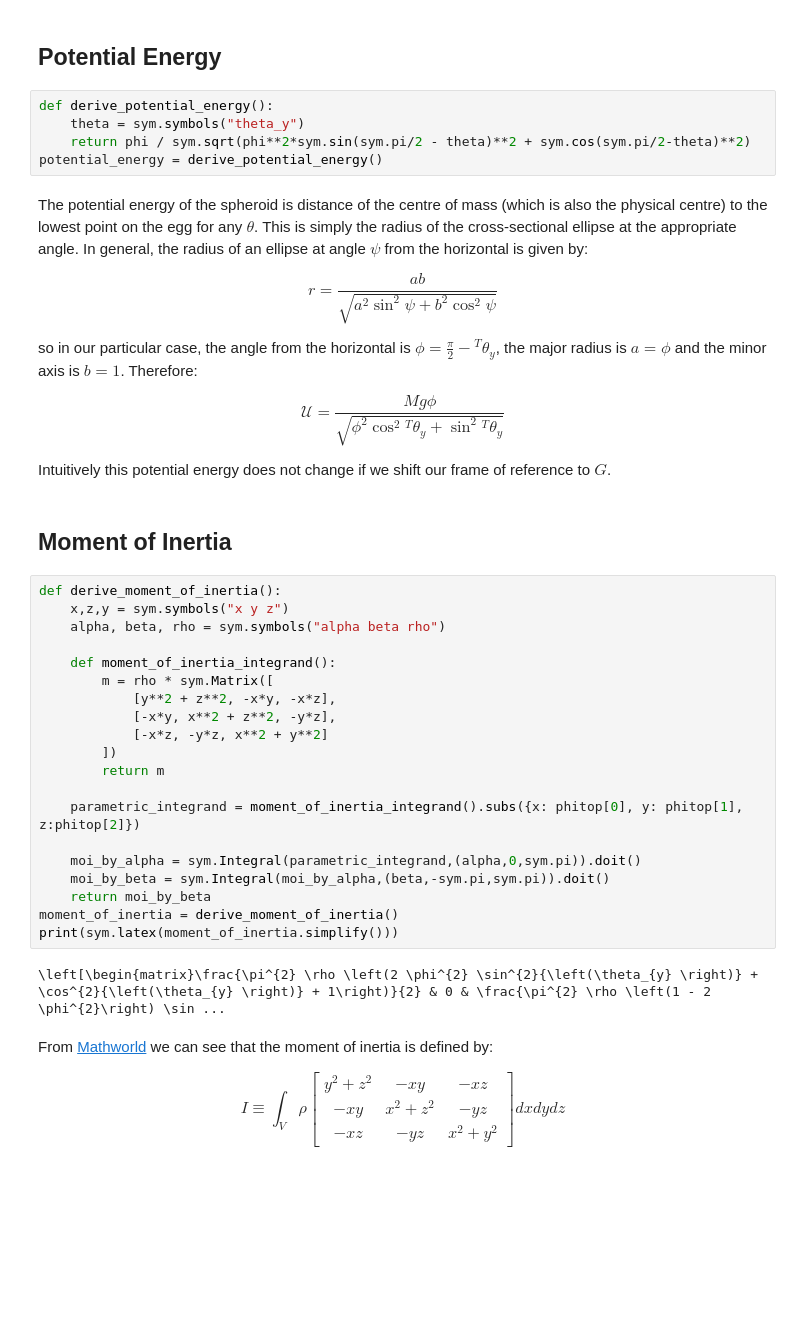
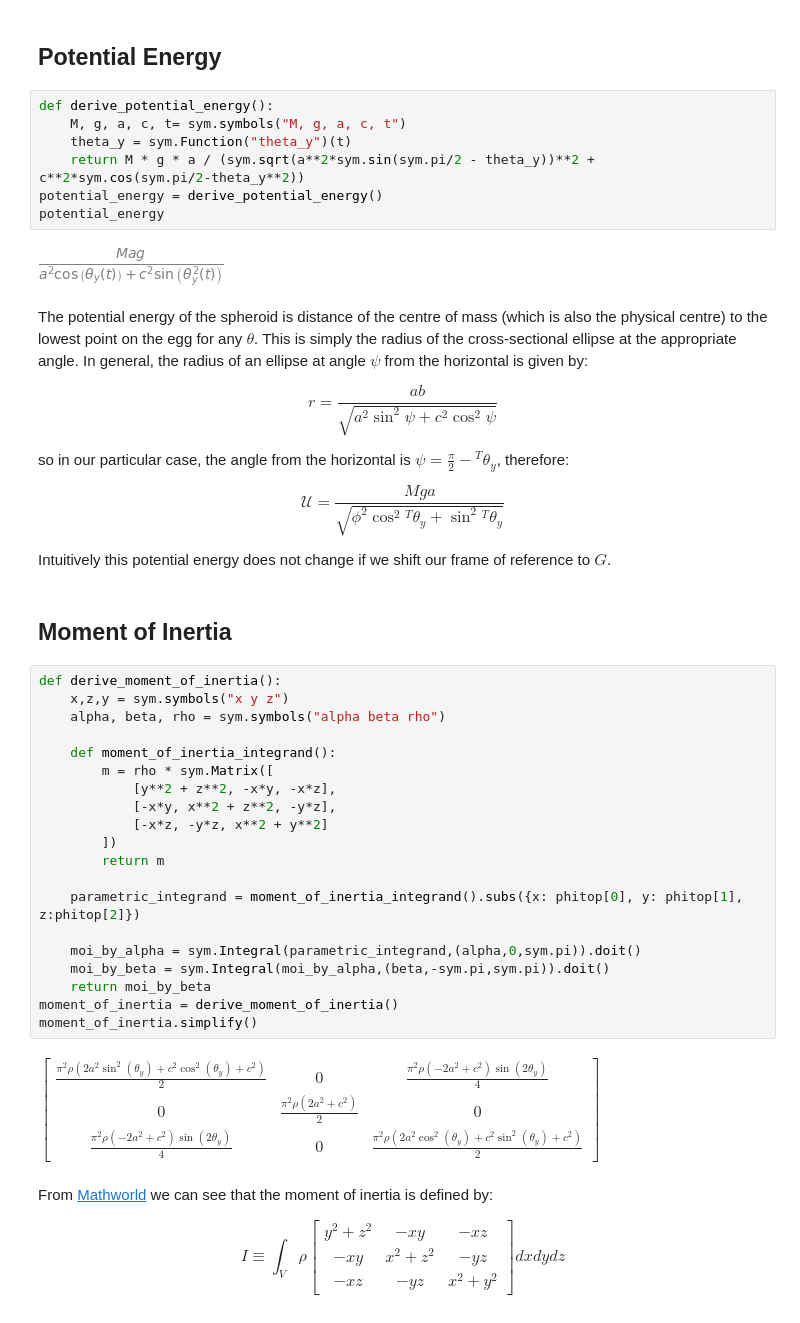
Before and after one commit to rvodden/phitop, a Jupyter notebook: phitop.ipynb, the cells around one changed output. Cells and saved outputs as stored; diff of their text form; blank space fills up the shorter version.

Commit message:
Added the degenerate case

```diff
--- a/phitop.ipynb
+++ b/phitop.ipynb
@@ -213,20 +179,24 @@ interactive(children=(FloatSlider(value=0.0, description='theta_y', max=1.570796
 ## Potential Energy
 # %%
 def derive_potential_energy():
-    theta = sym.symbols("theta_y")
-    return phi / sym.sqrt(phi**2*sym.sin(sym.pi/2 - theta)**2 + sym.cos(sym.pi/2-theta)**2)
+    M, g, a, c, t= sym.symbols("M, g, a, c, t")
+    theta_y = sym.Function("theta_y")(t)
+    return M * g * a / (sym.sqrt(a**2*sym.sin(sym.pi/2 - theta_y))**2 + c**2*sym.cos(sym.pi/2-theta_y**2))
 potential_energy = derive_potential_energy()
+potential_energy
+# %% [output]
+[figure, added]
 # %% [markdown]
 The potential energy of the spheroid is distance of the centre of mass (which is also the physical centre) to the lowest point on the egg for any $\theta$. This is simply the radius of the cross-sectional ellipse at the appropriate angle. In general, the radius of an ellipse at angle $\psi$ from the horizontal is given by:
 
 $$
-r = \frac{ab}{\sqrt{a^2\sin^2\psi + b^2\cos^2\psi}}
+r = \frac{ab}{\sqrt{a^2\sin^2\psi + c^2\cos^2\psi}}
 $$
 
-so in our particular case, the angle from the horizontal is $\phi = \frac{\pi}{2} - {}^T\theta_y$, the major radius is $a = \phi$ and the minor axis is $b=1$. Therefore:
+so in our particular case, the angle from the horizontal is $\psi = \frac{\pi}{2} - {}^T\theta_y$, therefore:
 
 $$
-\mathcal{U} = \frac{Mg\phi}{\sqrt{\phi^2\cos^2{}^T\theta_y + \sin^2{}^T\theta_y}}
+\mathcal{U} = \frac{Mga}{\sqrt{\phi^2\cos^2{}^T\theta_y + \sin^2{}^T\theta_y}}
 $$
 
 Intuitively this potential energy does not change if we shift our frame of reference to $G$.
@@ -251,9 +221,9 @@ def derive_moment_of_inertia():
     moi_by_beta = sym.Integral(moi_by_alpha,(beta,-sym.pi,sym.pi)).doit()
     return moi_by_beta
 moment_of_inertia = derive_moment_of_inertia()
-print(sym.latex(moment_of_inertia.simplify()))
+moment_of_inertia.simplify()
 # %% [output]
-\left[\begin{matrix}\frac{\pi^{2} \rho \left(2 \phi^{2} \sin^{2}{\left(\theta_{y} \right)} + \cos^{2}{\left(\theta_{y} \right)} + 1\right)}{2} & 0 & \frac{\pi^{2} \rho \left(1 - 2 \phi^{2}\right) \sin ...
+$\displaystyle \left[\begin{matrix}\frac{\pi^{2} \rho \left(2 a^{2} \sin^{2}{\left(\theta_{y} \right)} + c^{2} \cos^{2}{\left(\theta_{y} \right)} + c^{2}\right)}{2} & 0 & \frac{\pi^{2} \rho \left(- 2 a^{2} + c^{2}\right) \sin{\left(2 \theta_{y} \right)}}{4}\\0 & \frac{\pi^{2} \rho \left(2 a^{2} + c^{2}\right)}{2} & 0\\\frac{\pi^{2} \rho \left(- 2 a^{2} + c^{2}\right) \sin{\left(2 \theta_{y} \right)}}{4} & 0 & \frac{\pi^{2} \rho \left(2 a^{2} \cos^{2}{\left(\theta_{y} \right)} + c^{2} \sin^{2}{\left(\theta_{y} \right)} + c^{2}\right)}{2}\end{matrix}\right]$
 # %% [markdown]
 From [Mathworld](https://scienceworld.wolfram.com/physics/MomentofInertia.html) we can see that the moment of inertia is defined by:
 
```
Also changed, not shown: parts of 21 cells of this notebook.
